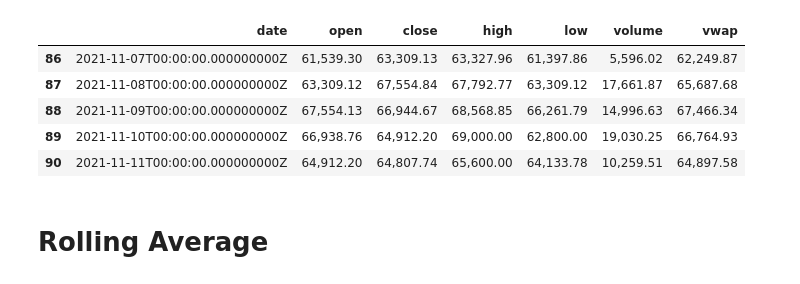
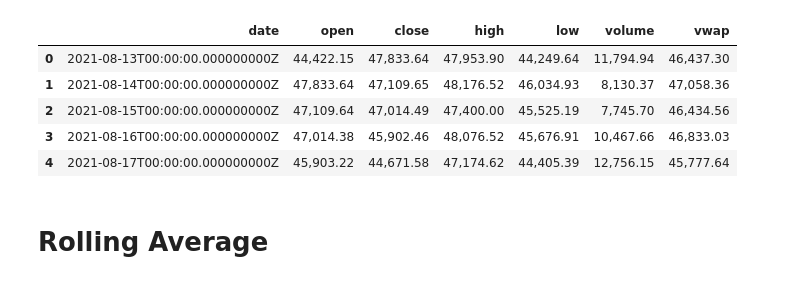
Before and after one commit to jeffreycfwang/p1t3, a Jupyter notebook: Project1.ipynb, the cells around one changed output. Cells and saved outputs as stored; diff of their text form; code cells hidden in the pictures.

```diff
--- a/Project1.ipynb
+++ b/Project1.ipynb
@@ -47,49 +46,39 @@ pprint(asset_data)
 # %%
 # Initiate clean dictionary
 data_dictionary = {
     "date" : [],
     "open" : [],
     "close" : [],
     "high" : [],
     "low" : [],
     "volume" : [],
     "vwap" : [],
 }
 
-# Use For Loop to interate through data into dictionary
+# Use For Loop to interate through data and populate dictionary
 for entry in asset_data['data']:
     data_dictionary['date'].append(entry['time'])
     data_dictionary['open'].append(float(entry['price_open']))
     data_dictionary['close'].append(float(entry['price_close']))
     data_dictionary['high'].append(float(entry['price_high']))
     data_dictionary['low'].append(float(entry['price_low']))
     data_dictionary['volume'].append(float(entry['volume']))
     data_dictionary['vwap'].append(float(entry['vwap']))
 
-
-
-#     {'data': [{'candle_trades_count': '301135',
-#            'candle_usd_volume': '547725314.072704441370172316698874',
-#            'market': 'coinbase-btc-usd-spot',
-#            'price_close': '47833.64',
-#            'price_high': '47953.9',
-#            'price_low': '44249.64',
-#            'price_open': '44422.15',
-#            'time': '2021-08-13T00:00:00.000000000Z',
-#            'volume': '11794.94196257',
-#            'vwap': '46437.30472018029'},
-
+#Convert dictionary into Pandas dataframe and format to two decimals
 asset_data_df = pd.DataFrame.from_dict(data_dictionary)
 pd.options.display.float_format = "{:,.2f}".format
 # INSERT HERE >>> FIND WAY TO CLEAN DATE DATA
-asset_data_df.tail()
+
+# View dataframe
+asset_data_df.head()
 # %% [output]
 |  | date | open | close | high | low | volume | vwap |
-| 86 | 2021-11-07T00:00:00.000000000Z | 61,539.30 | 63,309.13 | 63,327.96 | 61,397.86 | 5,596.02 | 62,249.87 |
-| 87 | 2021-11-08T00:00:00.000000000Z | 63,309.12 | 67,554.84 | 67,792.77 | 63,309.12 | 17,661.87 | 65,687.68 |
-| 88 | 2021-11-09T00:00:00.000000000Z | 67,554.13 | 66,944.67 | 68,568.85 | 66,261.79 | 14,996.63 | 67,466.34 |
-| 89 | 2021-11-10T00:00:00.000000000Z | 66,938.76 | 64,912.20 | 69,000.00 | 62,800.00 | 19,030.25 | 66,764.93 |
-| 90 | 2021-11-11T00:00:00.000000000Z | 64,912.20 | 64,807.74 | 65,600.00 | 64,133.78 | 10,259.51 | 64,897.58 |
+| 0 | 2021-08-13T00:00:00.000000000Z | 44,422.15 | 47,833.64 | 47,953.90 | 44,249.64 | 11,794.94 | 46,437.30 |
+| 1 | 2021-08-14T00:00:00.000000000Z | 47,833.64 | 47,109.65 | 48,176.52 | 46,034.93 | 8,130.37 | 47,058.36 |
+| 2 | 2021-08-15T00:00:00.000000000Z | 47,109.64 | 47,014.49 | 47,400.00 | 45,525.19 | 7,745.70 | 46,434.56 |
+| 3 | 2021-08-16T00:00:00.000000000Z | 47,014.38 | 45,902.46 | 48,076.52 | 45,676.91 | 10,467.66 | 46,833.03 |
+| 4 | 2021-08-17T00:00:00.000000000Z | 45,903.22 | 44,671.58 | 47,174.62 | 44,405.39 | 12,756.15 | 45,777.64 |
 # %% [markdown]
 # Rolling Average
 # %%
```
Also changed, not shown: parts of 6 cells of this notebook.
